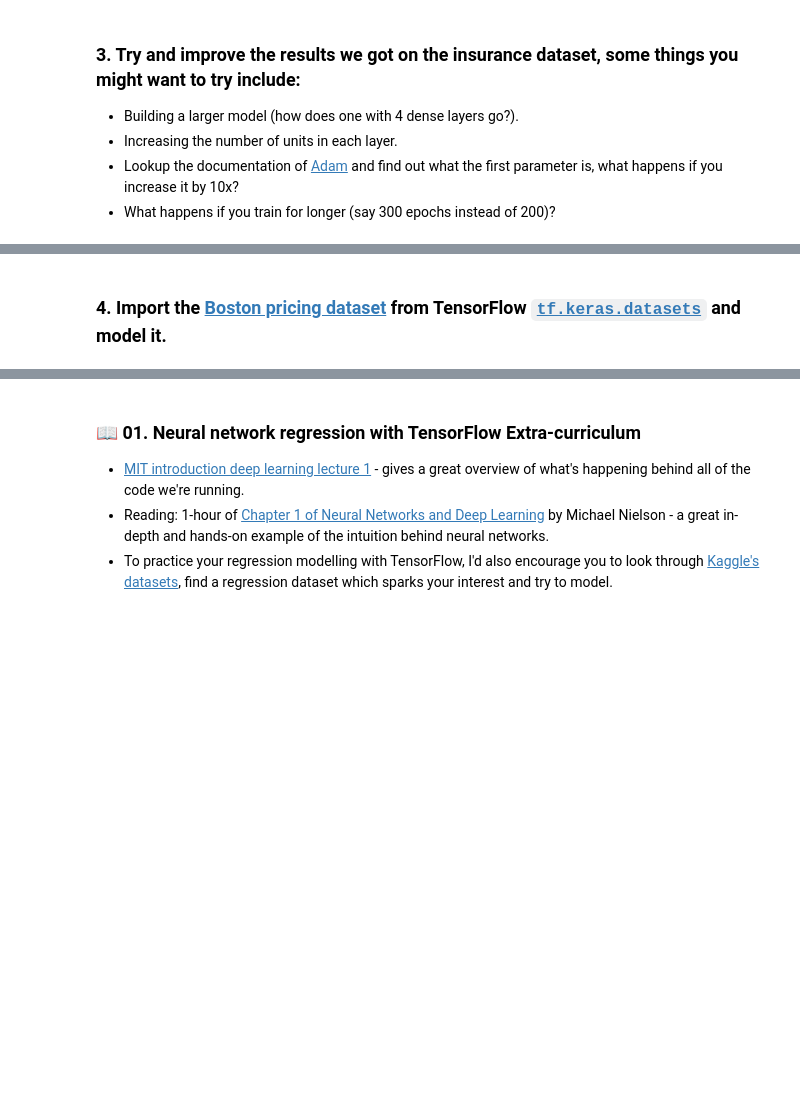
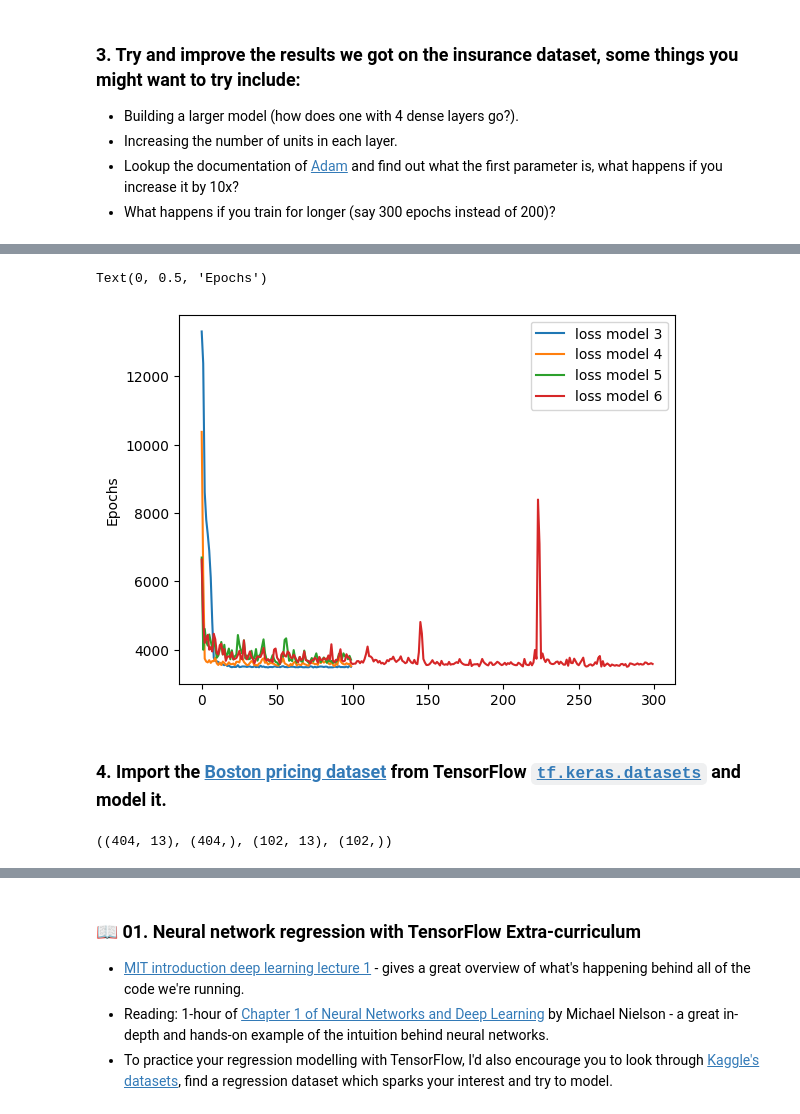
Before and after one commit to haapsee/JupyterNotebooks, a Jupyter notebook: jupyterprojects/Course_Tensorflow_for_Deep_Learning_Bootcamp/01_Neural_network_regression_with_TensorFlow_Exercises.ipynb, the cells around one changed output, grey strips where cells are left out. Saved outputs shown, nothing was run; the diff lists cells and outputs as text; code cells hidden in the pictures; blank space fills up the shorter version.

```diff
--- a/jupyterprojects/Course_Tensorflow_for_Deep_Learning_Bootcamp/01_Neural_network_regression_with_TensorFlow_Exercises.ipynb
+++ b/jupyterprojects/Course_Tensorflow_for_Deep_Learning_Bootcamp/01_Neural_network_regression_with_TensorFlow_Exercises.ipynb
@@ -26,0 +212,20 @@ tf.__version__
+# %%
+# Create a column transformer
+ct = make_column_transformer(
+    (MinMaxScaler(), ["age", "bmi", "children"]),
+    (OneHotEncoder(handle_unknown="ignore"), ["sex", "smoker", "region"])
+)
+
+# Create X and y values
+X = insurance.drop("charges", axis=1)
+y = insurance["charges"]
+
+# Build our train and test sets
+X_train, X_test, y_train, y_test = train_test_split(X, y, test_size=.2, random_state=42)
+
+# Fit the column transformer to our training data
+ct.fit(X_train)
+
+# Transform training and test data with normalization (MinMxScaler) and OneHotEcoder
+X_train_normal = ct.transform(X_train)
+X_test_normal =  ct.transform(X_test)
@@ -27,2 +360,39 @@ tf.__version__
+# %%
+his3 = history_model_3.history.copy()
+his3.pop("mae")
+his3["loss model 3"] = his3.pop("loss")
+
+his4 = history_model_4.history.copy()
+his4.pop("mae")
+his4["loss model 4"] = his4.pop("loss")
+
+his5 = history_model_5.history.copy()
+his5.pop("mae")
+his5["loss model 5"] = his5.pop("loss")
+
+his6 = history_model_6.history.copy()
+his6.pop("mae")
+his6["loss model 6"] = his6.pop("loss")
+
+pd.concat([
+    pd.DataFrame(his3),
+    pd.DataFrame(his4),
+    pd.DataFrame(his5),
+    pd.DataFrame(his6),
+]).plot()
+plt.ylabel("Loss")
+plt.ylabel("Epochs")
+# %% [output]
+Text(0, 0.5, 'Epochs')
+[figure, added]
 # %% [markdown]
 ### 4. Import the [Boston pricing dataset](https://www.tensorflow.org/api_docs/python/tf/keras/datasets/boston_housing/load_data) from TensorFlow [`tf.keras.datasets`](https://www.tensorflow.org/api_docs/python/tf/keras/datasets) and model it.
+# %%
+(X_train, y_train), (X_test, y_test) = tf.keras.datasets.boston_housing.load_data(
+    path='boston_housing.npz',
+    test_split=0.2,
+    seed=42
+)
+X_train.shape, y_train.shape, X_test.shape, y_test.shape
+# %% [output]
+((404, 13), (404,), (102, 13), (102,))
```
Also changed, not shown: parts of 23 cells of this notebook.
